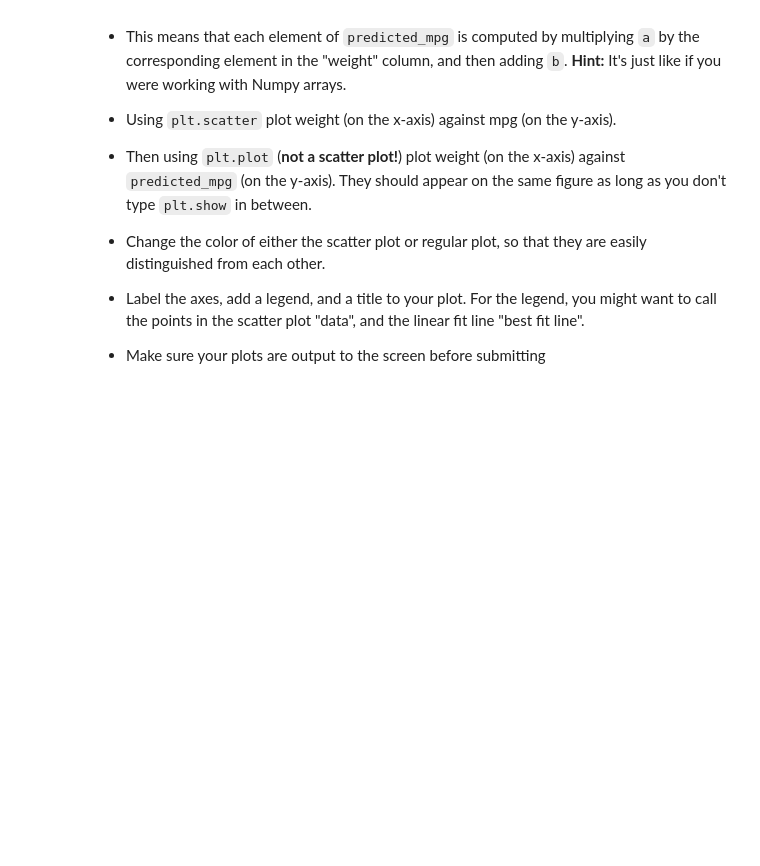
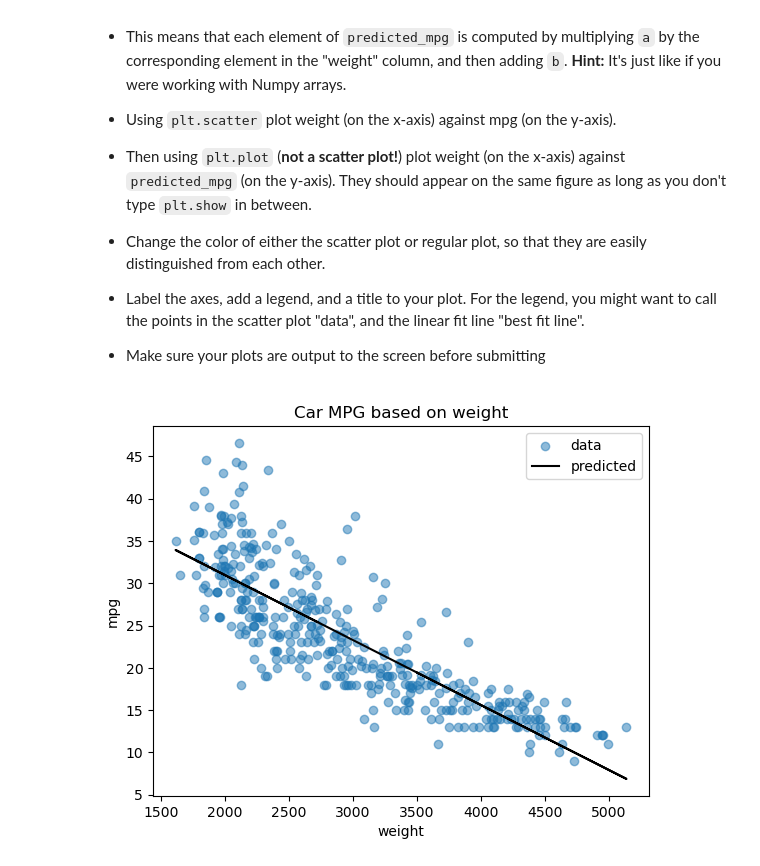
Before and after one commit to alin-peepy6/qtm151fall2025, a Jupyter notebook: Assignments/assignment_7/assignment7.ipynb, the cells around one changed output. Saved outputs shown, nothing was run; the diff lists cells and outputs as text; code cells hidden in the pictures; blank space fills up the shorter version.

```diff
--- a/Assignments/assignment_7/assignment7.ipynb
+++ b/Assignments/assignment_7/assignment7.ipynb
@@ -128,3 +136,10 @@ This problem is continued in Question (5)
+# %%
+# your answer here
+df_features = pd.read_csv('data/features.csv')
+
+model = smf.ols(formula="mpg ~ weight", data=df_features)
+
+coeffs = model.fit().params
 # %% [markdown]
 ### (5) Plotting Linear Regression Model
 
@@ -152,0 +166,16 @@ $$\hat{m}_i = a\cdot w_i + b$$
+# %%
+# your answer here
+a = coeffs['weight']
+b = coeffs['Intercept']
+
+predicted_mpg = a*df_features['weight'] + b
+
+plt.scatter(df_features['weight'],df_features['mpg'],alpha = 0.5, label="data")
+plt.plot(df_features['weight'],predicted_mpg,color = 'black', label="predicted")
+plt.xlabel("weight")
+plt.ylabel("mpg")
+plt.title("Car MPG based on weight")
+plt.legend()
+plt.show()
+# %% [output]
+[figure, added]
```
Also changed, not shown: parts of 7 cells of this notebook.
